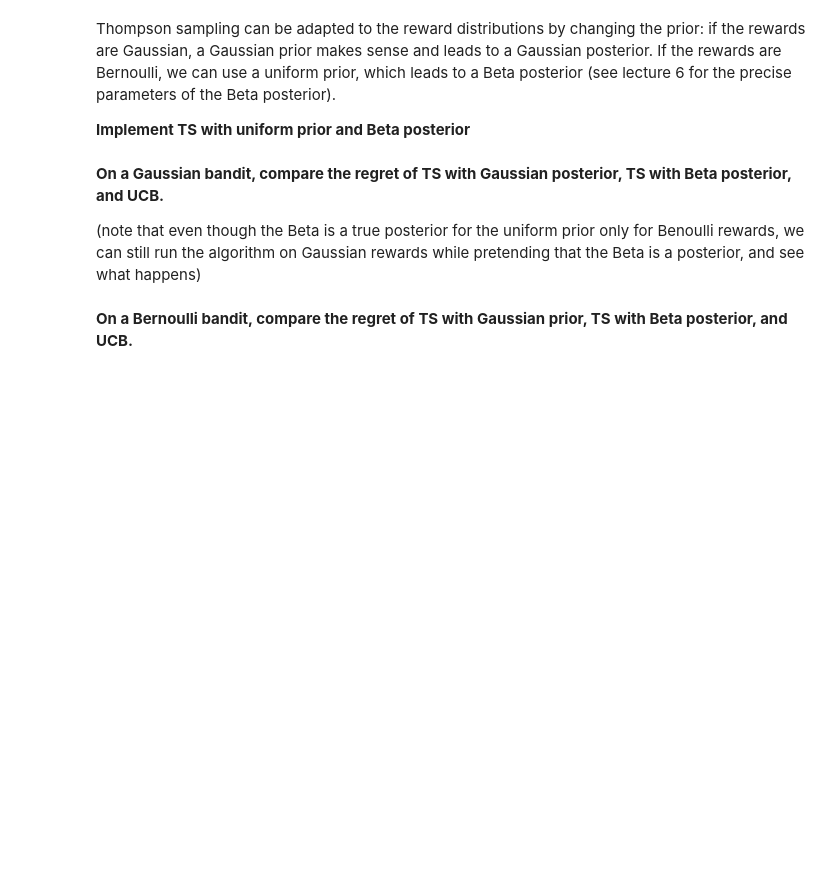
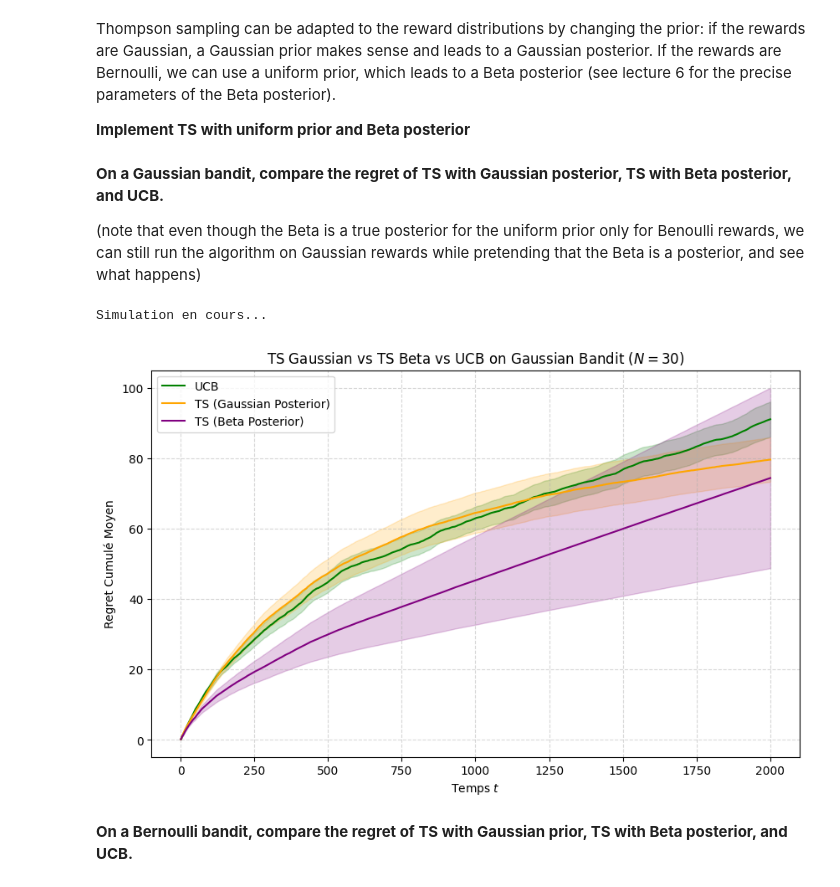
Before and after one commit to milanolivia/apprentissage_seq, a Jupyter notebook: Bandit.ipynb, the cells around one changed output. Drawn from its saved outputs; the diff is of its cells as text; code cells hidden in the pictures; blank space fills up the shorter version.

```diff
--- a/Bandit.ipynb
+++ b/Bandit.ipynb
@@ -572,13 +676,73 @@ def TS_beta(emp_means, nb_pulls, t):
 
     Returns: int; arm selected by TS
     """
-    #TODO
+    # 1. Calculate the number of successes (S) and failures (F) for each arm
+    # successes = total_pulls * mean_reward
+    successes = emp_means * nb_pulls
+    failures = nb_pulls - successes
+
+    # 2. Define posterior parameters starting from a Uniform(1,1) prior
+    # alpha = successes + 1
+    # beta = failures + 1
+    alpha_post = np.maximum(successes + 1, 0.0001)
+    beta_post = np.maximum(failures + 1, 0.0001)
+
+    # 3. Sample from the Beta distribution for each arm
+    # NumPy's random.beta is vectorized, so it handles the whole array at once
+    samples = np.random.beta(alpha_post, beta_post)
+
+    # 4. Pull the arm with the highest sample
+    return np.argmax(samples)
 # %% [markdown]
 **On a Gaussian bandit, compare the regret of TS with Gaussian posterior, TS with Beta posterior, and UCB.**
 
 (note that even though the Beta is a true posterior for the uniform prior only for Benoulli rewards, we can still run the algorithm on Gaussian rewards while pretending that the Beta is a posterior, and see what happens)
 # %%
-#TODO
+# Parameters
+means = [0.3, 0.5, 0.25, 0.1]
+T = 2000
+N_experiments = 30
+K = len(means)
+
+# Storage for regrets
+regrets_ucb = np.zeros((N_experiments, T))
+regrets_ts_gaussian = np.zeros((N_experiments, T))
+regrets_ts_beta = np.zeros((N_experiments, T))
+
+print("Simulation en cours...")
+
+for i in range(N_experiments):
+    # We use a Gaussian Bandit for all three algorithms
+    bandit = GaussianBandit(means)
+
+    # 1. Run UCB
+    actions_ucb = run_experiment(UCB, bandit, T)
+    regrets_ucb[i, :] = regret(np.array(means), actions_ucb)
+
+    # 2. Run TS with Gaussian Posterior
+    actions_ts_g = run_experiment(TS, bandit, T)
+    regrets_ts_gaussian[i, :] = regret(np.array(means), actions_ts_g)
+
+    # 3. Run TS with Beta Posterior
+    # Note: Inside TS_beta, alpha = successes + 1, beta = failures + 1
+    actions_ts_b = run_experiment(TS_beta, bandit, T)
+    regrets_ts_beta[i, :] = regret(np.array(means), actions_ts_b)
+
+# Plotting the results
+plt.figure(figsize=(10, 6))
+plot_with_conf(regrets_ucb, 'UCB', 'green')
+plot_with_conf(regrets_ts_gaussian, 'TS (Gaussian Posterior)', 'orange')
+plot_with_conf(regrets_ts_beta, 'TS (Beta Posterior)', 'purple')
+
+plt.xlabel('Temps $t$')
+plt.ylabel('Regret Cumulé Moyen')
+plt.title(f'TS Gaussian vs TS Beta vs UCB on Gaussian Bandit ($N={N_experiments}$)')
+plt.legend()
+plt.grid(True, linestyle='--', alpha=0.5)
+plt.show()
+# %% [output]
+Simulation en cours...
+[figure, added]
 # %% [markdown]
 **On a Bernoulli bandit, compare the regret of TS with Gaussian prior, TS with Beta posterior, and UCB.**
 # %%
```
Also changed, not shown: parts of 12 cells of this notebook.
